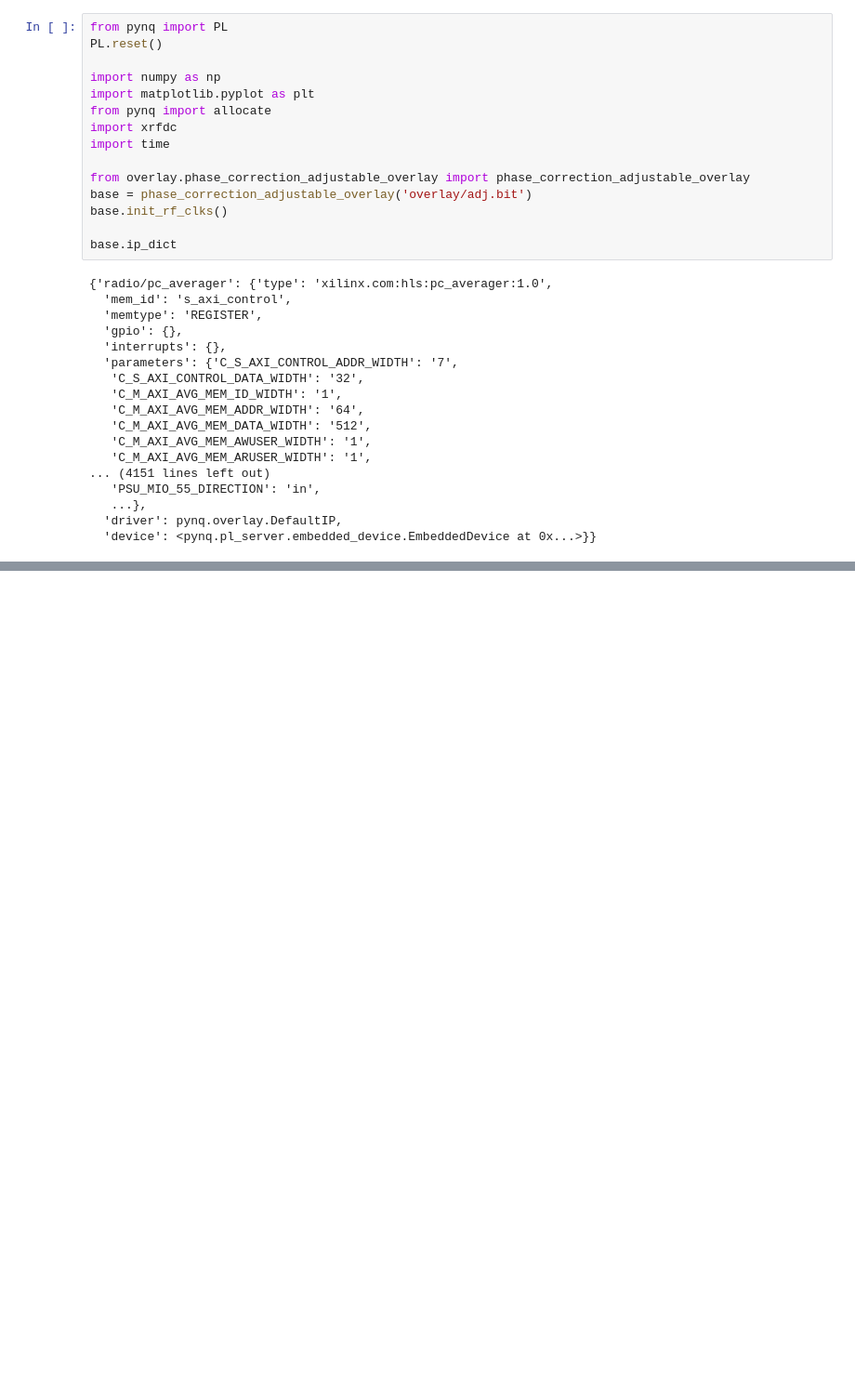
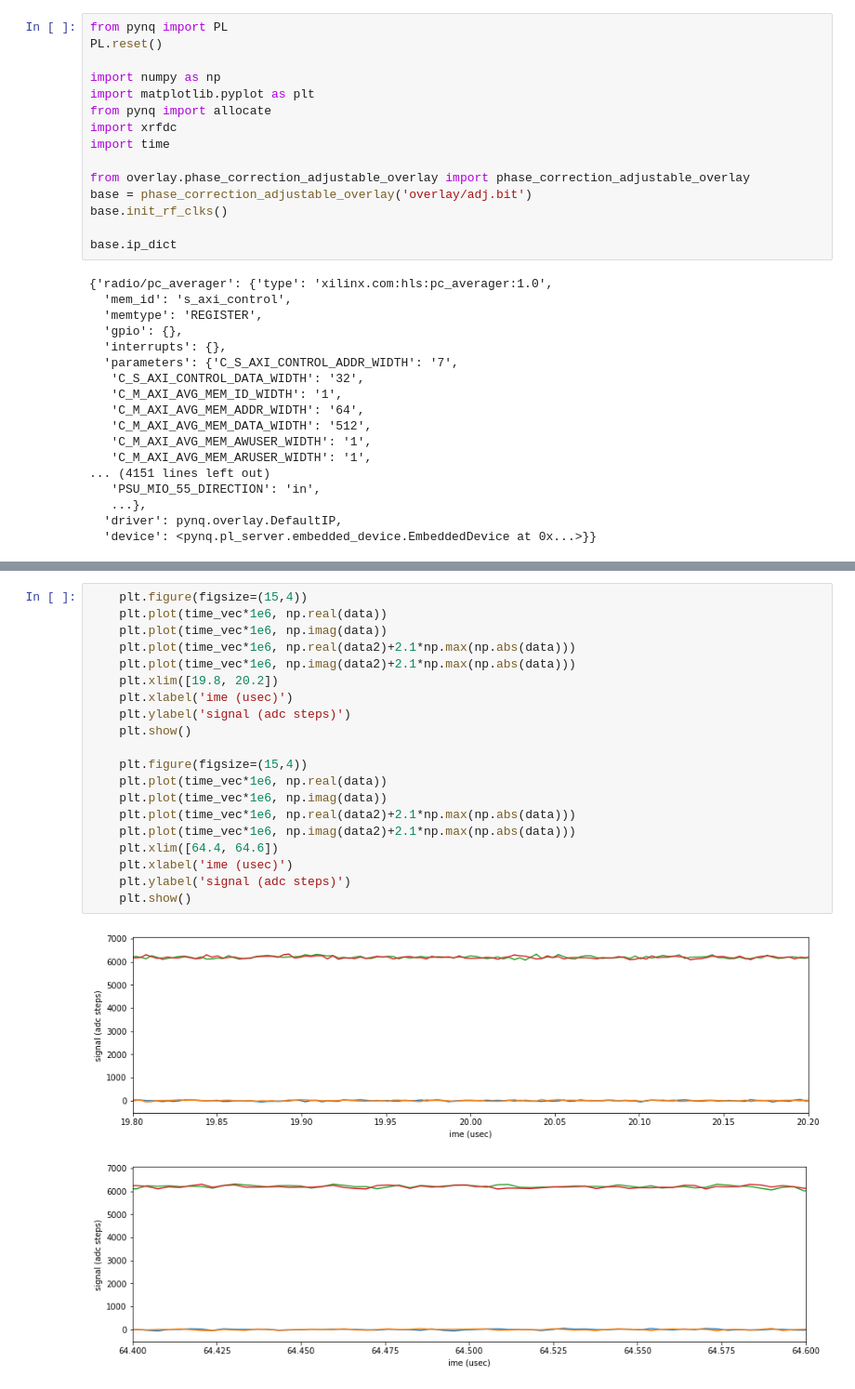
Before and after one commit to marcus-o/real_time_rfsoc_phase_correction, a Jupyter notebook: adjustable_pc_2ch/pynq/adjustable_phase_correction_2ch_dev.ipynb, the cells around one changed output, grey strips where cells are left out. Shown: that part at 93% size. Drawn from its saved outputs; the diff is of its cells as text; blank space fills up the shorter version.

```diff
--- a/adjustable_pc_2ch/pynq/adjustable_phase_correction_2ch_dev.ipynb
+++ b/adjustable_pc_2ch/pynq/adjustable_phase_correction_2ch_dev.ipynb
@@ -597,3 +606,26 @@ finished
+# %%
+    plt.figure(figsize=(15,4))
+    plt.plot(time_vec*1e6, np.real(data))
+    plt.plot(time_vec*1e6, np.imag(data))
+    plt.plot(time_vec*1e6, np.real(data2)+2.1*np.max(np.abs(data)))
+    plt.plot(time_vec*1e6, np.imag(data2)+2.1*np.max(np.abs(data)))
+    plt.xlim([19.8, 20.2])
+    plt.xlabel('ime (usec)')
+    plt.ylabel('signal (adc steps)')
+    plt.show()
+
+    plt.figure(figsize=(15,4))
+    plt.plot(time_vec*1e6, np.real(data))
+    plt.plot(time_vec*1e6, np.imag(data))
+    plt.plot(time_vec*1e6, np.real(data2)+2.1*np.max(np.abs(data)))
+    plt.plot(time_vec*1e6, np.imag(data2)+2.1*np.max(np.abs(data)))
+    plt.xlim([64.4, 64.6])
+    plt.xlabel('ime (usec)')
+    plt.ylabel('signal (adc steps)')
+    plt.show()
+# %% [output]
+[figure, added]
+[figure, added]
 # %%
 from pynq import PL
 PL.reset()
```
Also changed, not shown: parts of 6 cells of this notebook, 15 other files.
